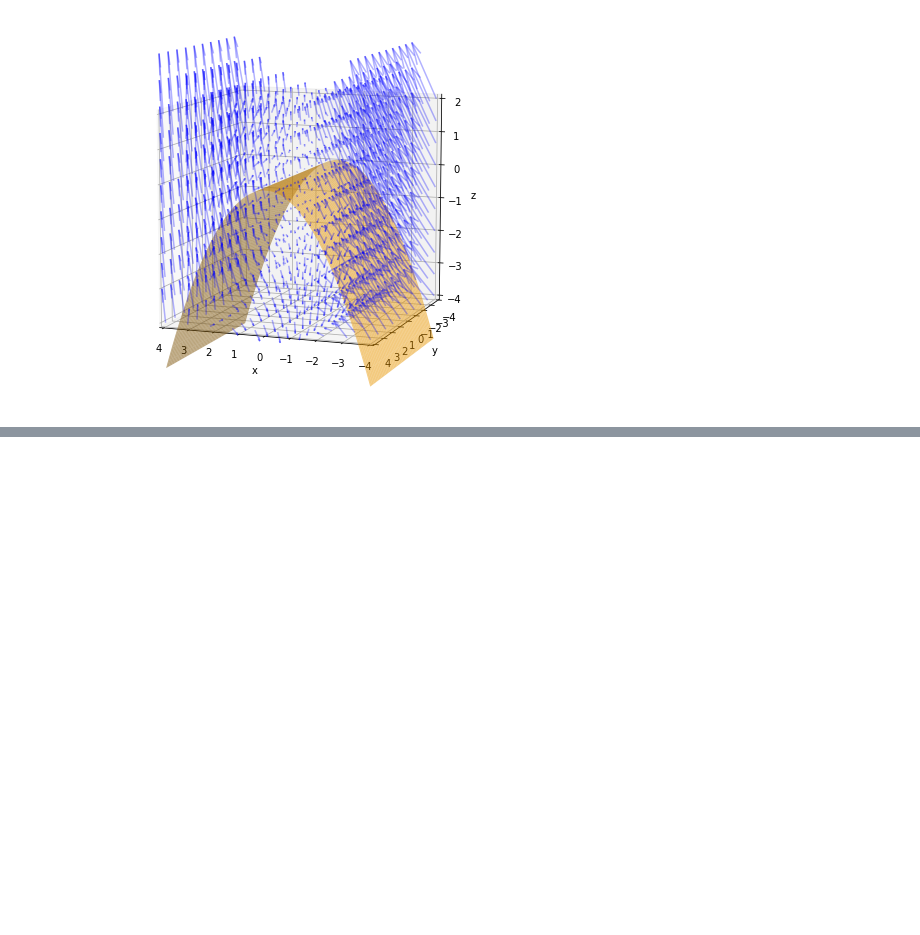
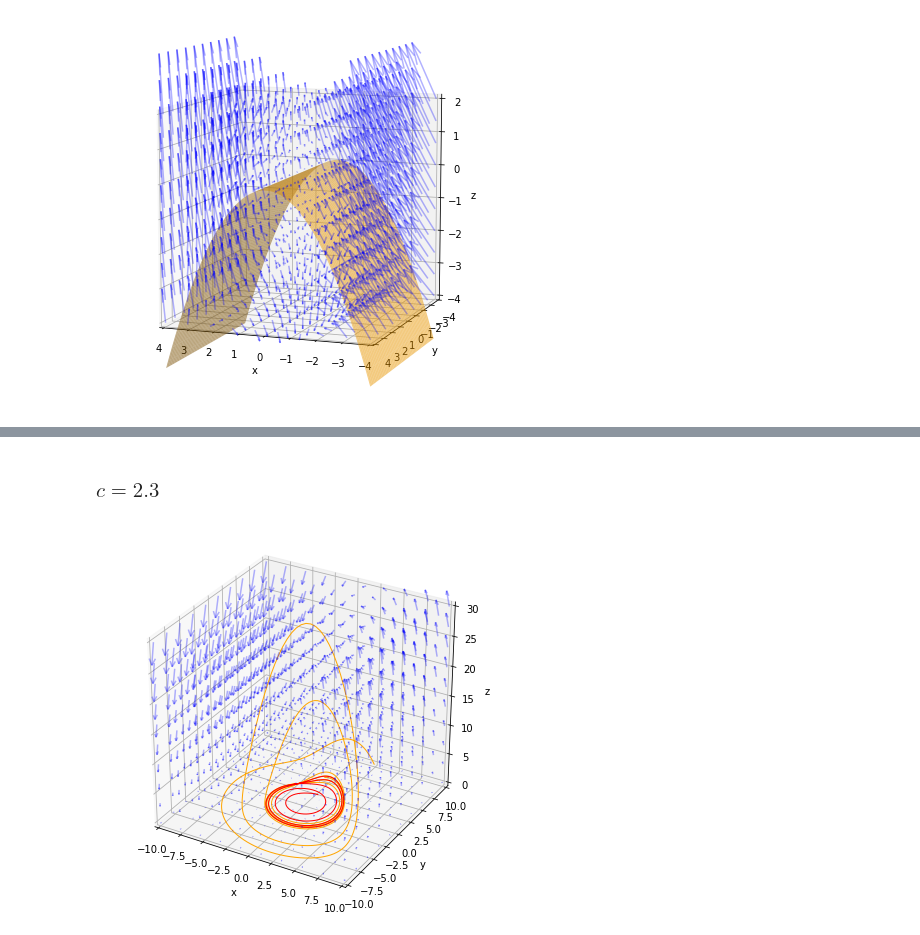
Before and after one commit to koulakis/dynamical-systems, a Jupyter notebook: 08_chaos.ipynb, the cells around one changed output, grey strips where cells are left out. Saved outputs shown, nothing was run; the diff lists cells and outputs as text; code cells hidden in the pictures; blank space fills up the shorter version.

```diff
--- a/08_chaos.ipynb
+++ b/08_chaos.ipynb
@@ -116,0 +145,25 @@ plot_3Dfield(dx_dt, xlim, ylim, zlim, length=0.1, ax=ax, density=10j, alpha=0.3)
+# %%
+def roessler(c):
+    def dx_dt(coords, t):
+        x, y, z = coords
+        a, b = 2*[0.2]
+        return [-y -z, x + a*y, b + x*z - c*z]
+
+    return dx_dt
+# %% [markdown]
+### $c=2.3$
+# %%
+dx_dt = roessler(2.3)
+
+fig = plt.figure(figsize=(7, 7))
+ax = fig.add_subplot(111, projection='3d')
+xlim, ylim, zlim = (-10, 10), (-10, 10), (0, 30)
+ax.set_xlim(xlim), ax.set_ylim(ylim), ax.set_zlim(zlim)
+ax.set_xlabel('x'), ax.set_ylabel('y'), ax.set_zlabel('z')
+
+plot_traj((5, 5, 5), dx_dt, fw=35, bw=0, ax=ax, n_time_samples=2000, color='orange')
+plot_traj((1, 1, 1), dx_dt, fw=25, bw=0, ax=ax, n_time_samples=1000)
+
+plot_3Dfield(dx_dt, xlim, ylim, zlim, length=0.01, ax=ax, density=10j, alpha=0.3)
+# %% [output]
+[figure, added]
```
Also changed, not shown: parts of 12 cells of this notebook, 1 other file.
